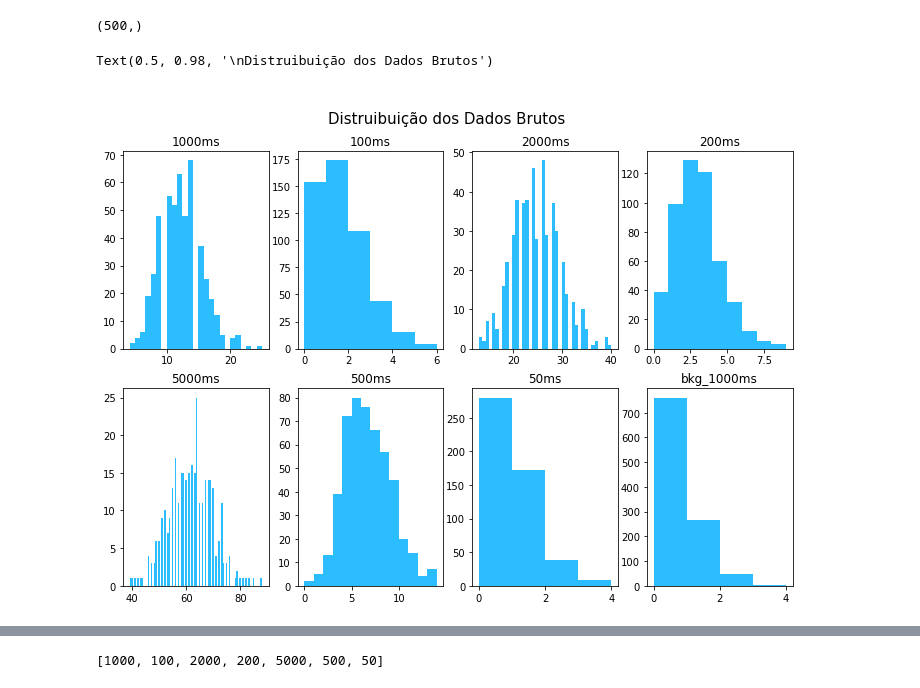
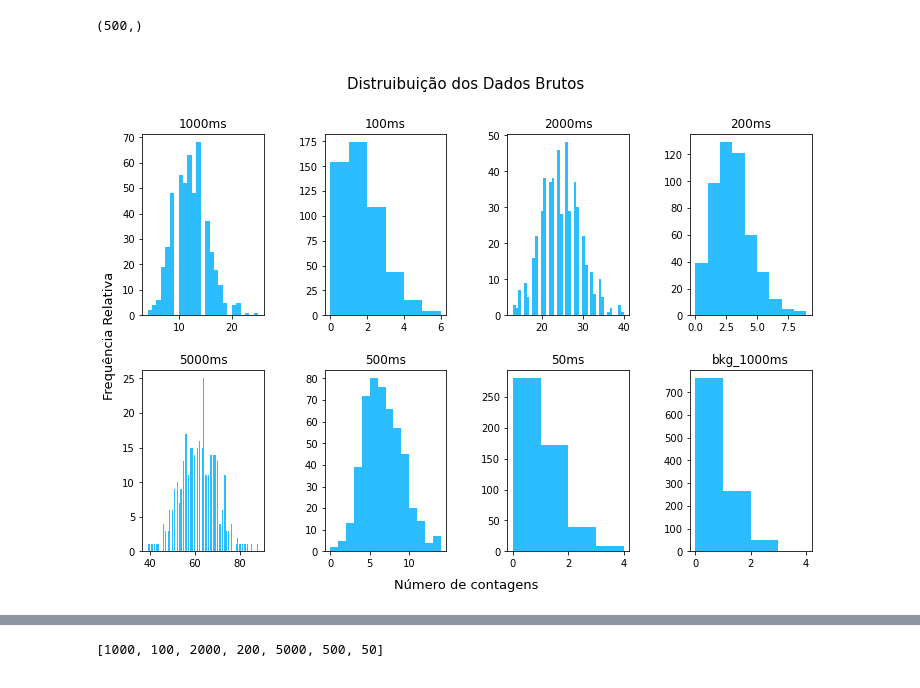
Before and after one commit to estevanmendes/LABIV, a Jupyter notebook: codigo_analise_v1.ipynb, the cells around one changed output, grey strips where cells are left out. Drawn from its saved outputs; the diff is of its cells as text; code cells hidden in the pictures.

```diff
--- a/codigo_analise_v1.ipynb
+++ b/codigo_analise_v1.ipynb
@@ -30,17 +31,19 @@ df.index=filenames
 # %%
 Blue = '#2CBDFE'
 
 fig, ax=plt.subplots(2,4,figsize=(12,8))
 for i in range(len(filenames)):
     data=np.loadtxt('geiger1/'+filenames[i])[:,1]
     dt=filenames[i].split('.')[0]
     ax[int(i/4),int(i%4)].hist(data,bins=int(max(data)),color=Blue)
     ax[int(i/4),int(i%4)].set_title(dt)
 fig.suptitle('\nDistruibuição dos Dados Brutos',fontsize=15)
-# plt.savefig('fig_dist_dados_brutos_v1.png')
+fig.text(0.5, 0.06, 'Número de contagens', ha='center',fontsize=13)
+fig.text(0.08, 0.5, 'Frequência Relativa', va='center', rotation='vertical',fontsize=13)
+plt.subplots_adjust( wspace=0.5, hspace=0.3,top=0.85)
+plt.savefig('img\\fig_dist_dados_brutos_v1.png')
 # %% [output]
-Text(0.5, 0.98, '\nDistruibuição dos Dados Brutos')
-[figure, old version]
+[figure, new version]
 # %%
 # Poisson distribution
 #std=mean
```
Also changed, not shown: parts of 14 cells of this notebook, 13 other files.
